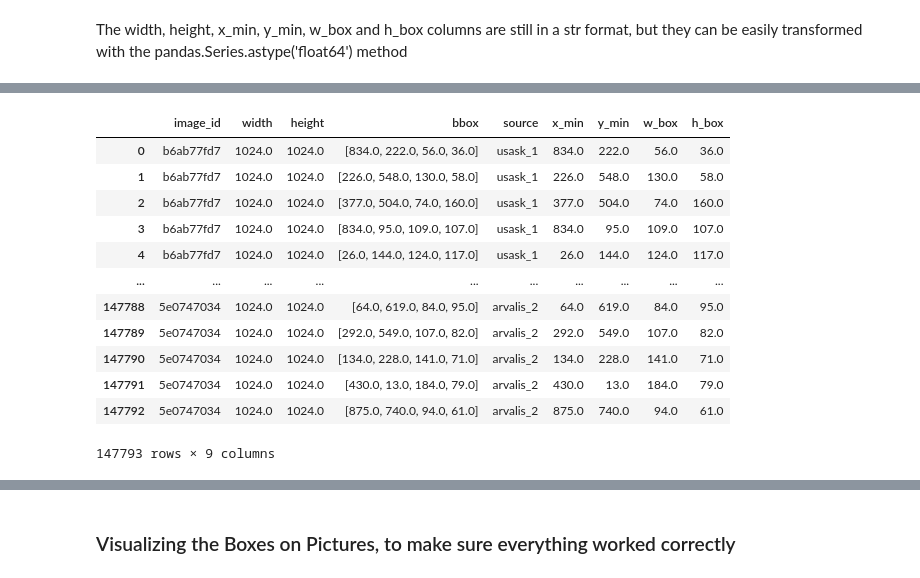
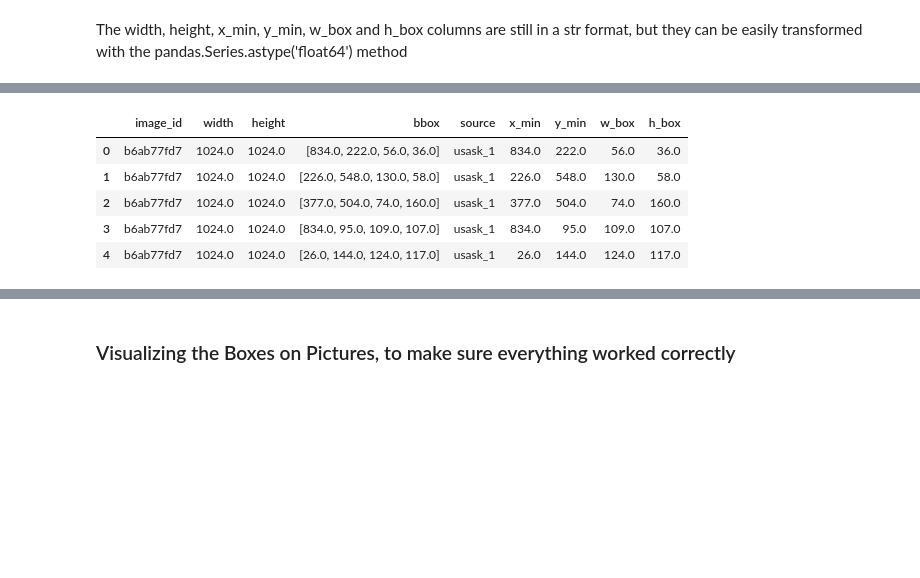
Before and after one commit to jillerhaus/Global_Wheat_EffDet_Training, a Jupyter notebook: train_efficientdet.ipynb, the cells around one changed output, grey strips where cells are left out. Drawn from its saved outputs; the diff is of its cells as text; code cells hidden in the pictures; blank space fills up the shorter version.

```diff
--- a/train_efficientdet.ipynb
+++ b/train_efficientdet.ipynb
@@ -207,19 +209,12 @@ Data columns (total 9 columns):
 dtypes: float64(6), object(3)
 memory usage: 10.1+ MB
 # %%
-labels
+labels.head(5)
 # %% [output]
 |  | image_id | width | height | bbox | source | x_min | y_min | w_box | h_box |
 | 0 | b6ab77fd7 | 1024.0 | 1024.0 | [834.0, 222.0, 56.0, 36.0] | usask_1 | 834.0 | 222.0 | 56.0 | 36.0 |
 | 1 | b6ab77fd7 | 1024.0 | 1024.0 | [226.0, 548.0, 130.0, 58.0] | usask_1 | 226.0 | 548.0 | 130.0 | 58.0 |
 | 2 | b6ab77fd7 | 1024.0 | 1024.0 | [377.0, 504.0, 74.0, 160.0] | usask_1 | 377.0 | 504.0 | 74.0 | 160.0 |
 | 3 | b6ab77fd7 | 1024.0 | 1024.0 | [834.0, 95.0, 109.0, 107.0] | usask_1 | 834.0 | 95.0 | 109.0 | 107.0 |
 | 4 | b6ab77fd7 | 1024.0 | 1024.0 | [26.0, 144.0, 124.0, 117.0] | usask_1 | 26.0 | 144.0 | 124.0 | 117.0 |
-| ... | ... | ... | ... | ... | ... | ... | ... | ... | ... |
-| 147788 | 5e0747034 | 1024.0 | 1024.0 | [64.0, 619.0, 84.0, 95.0] | arvalis_2 | 64.0 | 619.0 | 84.0 | 95.0 |
-| 147789 | 5e0747034 | 1024.0 | 1024.0 | [292.0, 549.0, 107.0, 82.0] | arvalis_2 | 292.0 | 549.0 | 107.0 | 82.0 |
-| 147790 | 5e0747034 | 1024.0 | 1024.0 | [134.0, 228.0, 141.0, 71.0] | arvalis_2 | 134.0 | 228.0 | 141.0 | 71.0 |
-| 147791 | 5e0747034 | 1024.0 | 1024.0 | [430.0, 13.0, 184.0, 79.0] | arvalis_2 | 430.0 | 13.0 | 184.0 | 79.0 |
-| 147792 | 5e0747034 | 1024.0 | 1024.0 | [875.0, 740.0, 94.0, 61.0] | arvalis_2 | 875.0 | 740.0 | 94.0 | 61.0 |
-147793 rows × 9 columns
 # %% [markdown]
```
Also changed, not shown: parts of 27 cells of this notebook, 1 other file.
